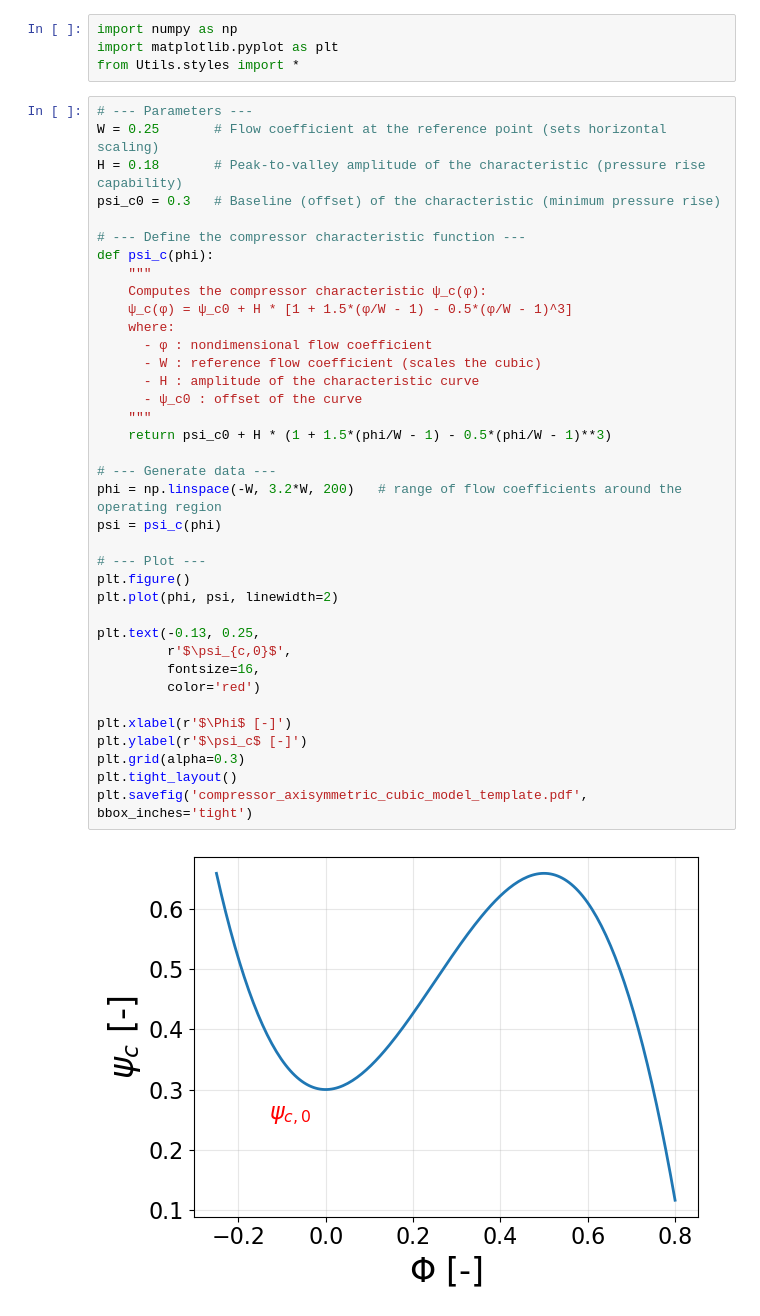
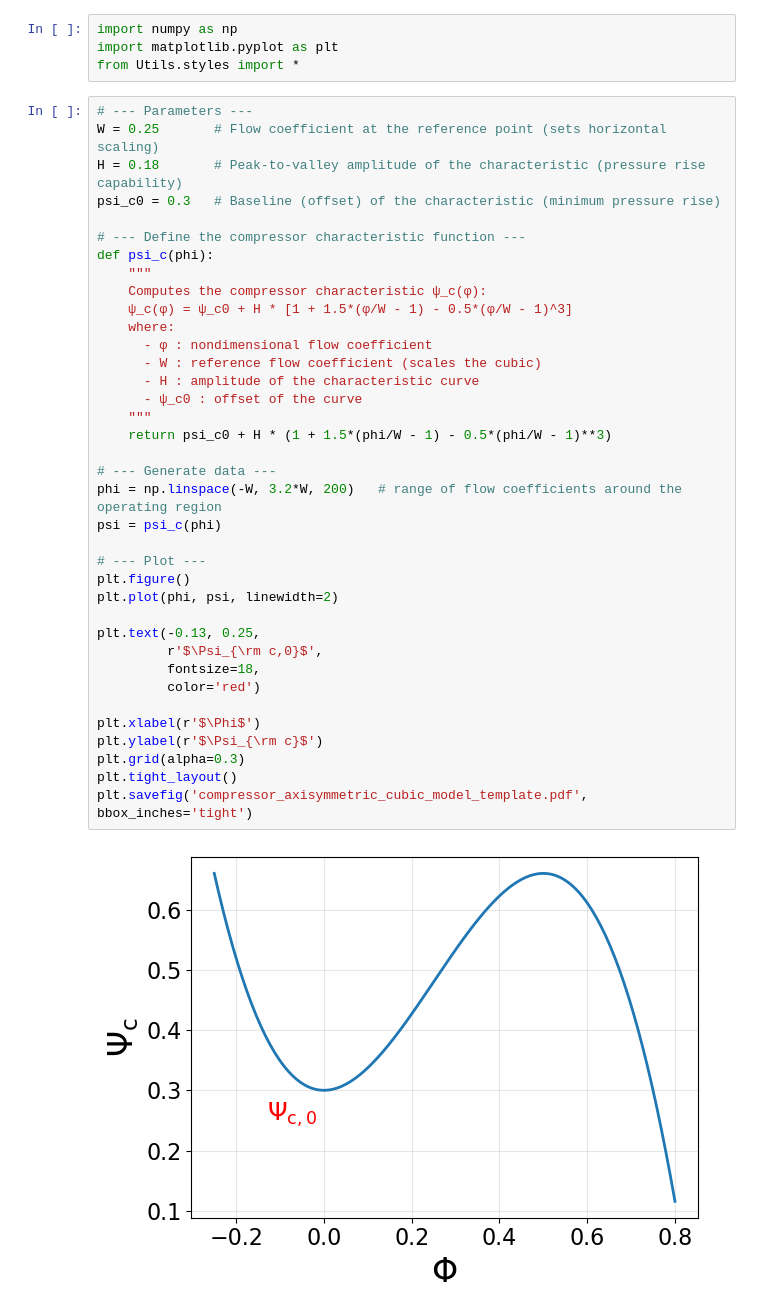
Before and after one commit to Propulsion-Power-TU-Delft/unsflow, a Jupyter notebook: Greitzer_Moore/compressor_model.ipynb, the cells around one changed output. Drawn from its saved outputs; the diff is of its cells as text.

```diff
--- a/Greitzer_Moore/compressor_model.ipynb
+++ b/Greitzer_Moore/compressor_model.ipynb
@@ -13,35 +13,35 @@ H = 0.18       # Peak-to-valley amplitude of the characteristic (pressure rise c
 psi_c0 = 0.3   # Baseline (offset) of the characteristic (minimum pressure rise)
 
 # --- Define the compressor characteristic function ---
 def psi_c(phi):
     """
     Computes the compressor characteristic ψ_c(φ):
     ψ_c(φ) = ψ_c0 + H * [1 + 1.5*(φ/W - 1) - 0.5*(φ/W - 1)^3]
     where:
       - φ : nondimensional flow coefficient
       - W : reference flow coefficient (scales the cubic)
       - H : amplitude of the characteristic curve
       - ψ_c0 : offset of the curve
     """
     return psi_c0 + H * (1 + 1.5*(phi/W - 1) - 0.5*(phi/W - 1)**3)
 
 # --- Generate data ---
 phi = np.linspace(-W, 3.2*W, 200)   # range of flow coefficients around the operating region
 psi = psi_c(phi)
 
 # --- Plot ---
 plt.figure()
 plt.plot(phi, psi, linewidth=2)
 
 plt.text(-0.13, 0.25,
-         r'$\psi_{c,0}$',
-         fontsize=16,
+         r'$\Psi_{\rm c,0}$',
+         fontsize=18,
          color='red')
 
-plt.xlabel(r'$\Phi$ [-]')
-plt.ylabel(r'$\psi_c$ [-]')
+plt.xlabel(r'$\Phi$')
+plt.ylabel(r'$\Psi_{\rm c}$')
 plt.grid(alpha=0.3)
 plt.tight_layout()
 plt.savefig('compressor_axisymmetric_cubic_model_template.pdf', bbox_inches='tight')
 # %% [output]
-[figure, old version]
+[figure, new version]
```
Also changed, not shown: 3 other files.
